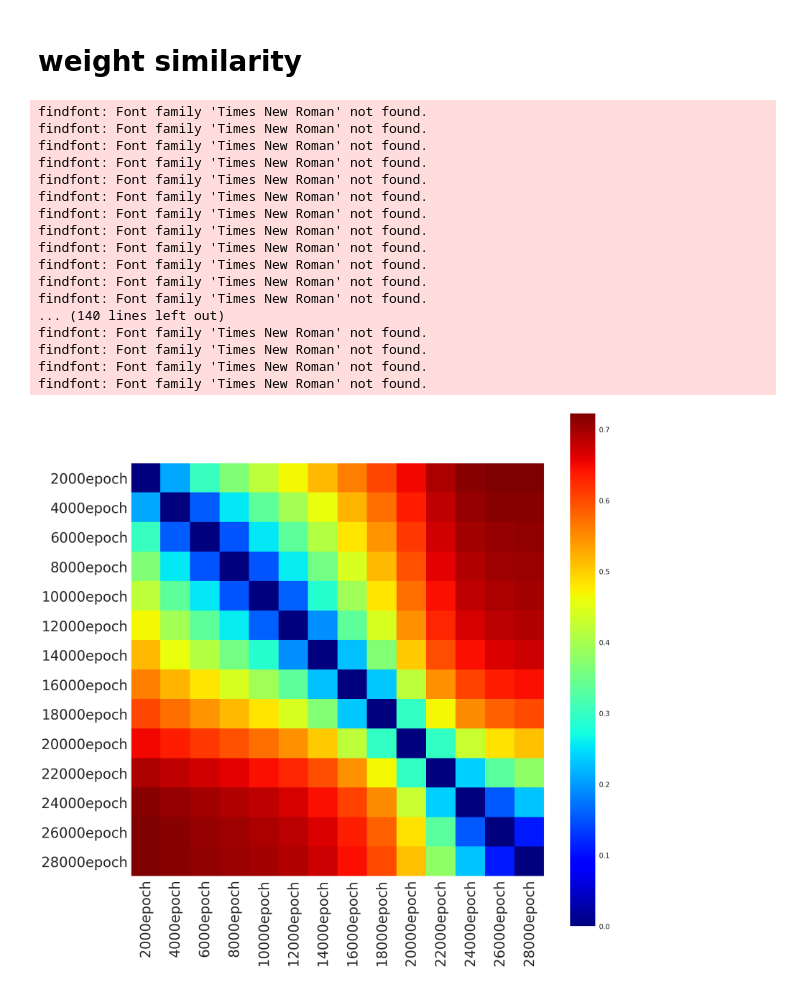
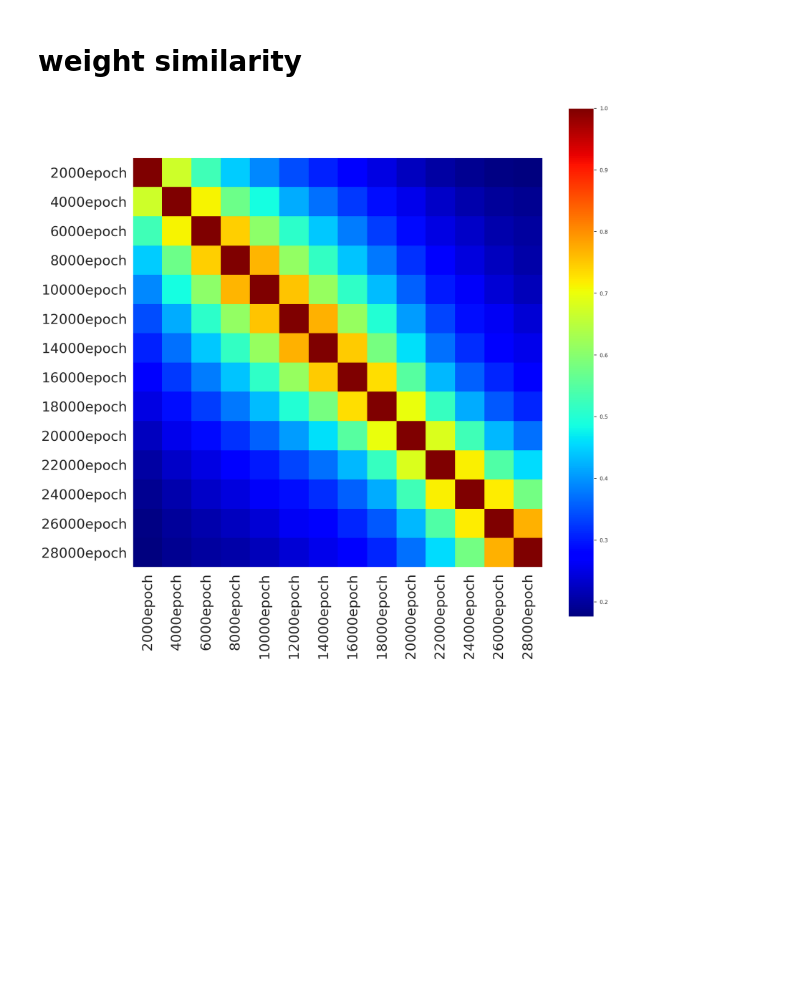
Before and after one commit to gouki510/Grokking-Tickets, a Jupyter notebook: mask_sim.ipynb, the cells around one changed output. Drawn from its saved outputs; the diff is of its cells as text; code cells hidden in the pictures; blank space fills up the shorter version.

```diff
--- a/mask_sim.ipynb
+++ b/mask_sim.ipynb
@@ -130,9 +130,11 @@ def jaccard_distance(x, y):
     union = torch.where(x+y==0, 0, 1).sum()
     return 1 - inter/union
 # %%
-weight_paths = glob(os.path.join("/home/0927/exp3/mlp","*"))
+weight_paths = glob(os.path.join("/workspace/grokking/0927/exp3/mlp","*"))
 total_masks = {}
 for weight_path in weight_paths:
+    if not "2seed" in weight_path:
+        continue
     weight_path = os.path.join(weight_path,"0.pth")
     name = weight_path.split("/")[-2].split("_")[-1]
     config = Exp()
@@ -286,55 +217,51 @@ cos = nn.CosineSimilarity(dim=0, eps=1e-6)
 def weight_similarity(x, y):
     total_similarity = 0
     for w1,w2 in zip(x.values(),y.values()):
-        total_similarity += cos(w1.view(-1), w2.view(-1))
+        # cos similarity
+        cos = nn.CosineSimilarity(dim=0, eps=1e-6)
+        total_similarity += cos(w1.view(-1), w2.view(-1)).mean()
+        #cos(w1.view(-1), w2.view(-1)) / (torch.norm(w1.view(-1)) * torch.norm(w2.view(-1))).mean()
     return total_similarity/len(x)
 # %%
-weight_paths = glob(os.path.join("/home/0927/exp3/mlp","*"))
+weight_paths = glob(os.path.join("/workspace/grokking/0927/exp3/mlp","*"))
 total_weights = {}
+total_masks = {}
 for weight_path in weight_paths:
+    if not "2seed" in weight_path:
+        continue
     weight_path = os.path.join(weight_path,"0.pth")
     name = weight_path.split("/")[-2].split("_")[-1]
     if "final" in name :
         continue
     config = Exp()
     model = OnlyMLP(num_layers=config.num_layers, d_vocab=config.d_vocab, \
                             d_model=config.d_model, d_emb=config.d_emb, \
                             act_type=config.act_type,  use_ln=config.use_ln, \
                             weight_scale=config.weight_scale)
     model.load_state_dict(torch.load(weight_path)["model"])
     total_weights[name] = model.state_dict()
+    W_E_mask = model.state_dict()["embed.weight_mask"]
+    W_inproj_mask = model.state_dict()["inproj.weight_mask"]
+    W_outproj_mask = model.state_dict()["outproj.weight_mask"]
+    W_U_mask = model.state_dict()["unembed.weight_mask"]
+    total_mask = torch.cat([W_E_mask.view(-1), W_inproj_mask.view(-1), W_outproj_mask.view(-1), W_U_mask.view(-1)], dim=0)
+    # print(total_mask.shape)
+    total_masks[name] = total_mask
 
 weight_sim = torch.zeros((len(total_weights), len(total_weights)))
 for i, (name1, weight1) in enumerate(total_weights.items()):
     for j, (name2, weight2) in enumerate(total_weights.items()):
-        weight_sim[i][j] = weight_similarity(weight1, weight2)
+        weight_sim[i][j] = weight_similarity(weight1, weight2) * (1- jaccard_dis[i][j])
 
 plt.figure(figsize=(20,20))
-plt.imshow(jaccard_dis.numpy(), cmap=cm.jet, interpolation='nearest')
+plt.imshow(weight_sim, cmap=cm.jet, interpolation='nearest')
 plt.grid(False)
 plt.colorbar()
-plt.xticks(np.arange(len(total_masks)), total_masks.keys(), rotation=90, fontsize=30)
-plt.yticks(np.arange(len(total_masks)), total_masks.keys(), fontsize=30)
+plt.xticks(np.arange(len(total_weights)), total_masks.keys(), rotation=90, fontsize=30)
+plt.yticks(np.arange(len(total_weights)), total_masks.keys(), fontsize=30)
 #plt.title("Jaccard Distance", fontsize=４0)
 plt.savefig("weight_sim.png")
 plt.show()
 # %% [output]
-findfont: Font family 'Times New Roman' not found.
-findfont: Font family 'Times New Roman' not found.
-findfont: Font family 'Times New Roman' not found.
-findfont: Font family 'Times New Roman' not found.
-findfont: Font family 'Times New Roman' not found.
-findfont: Font family 'Times New Roman' not found.
-findfont: Font family 'Times New Roman' not found.
-findfont: Font family 'Times New Roman' not found.
-findfont: Font family 'Times New Roman' not found.
-findfont: Font family 'Times New Roman' not found.
-findfont: Font family 'Times New Roman' not found.
-findfont: Font family 'Times New Roman' not found.
-... (140 lines left out)
-findfont: Font family 'Times New Roman' not found.
-findfont: Font family 'Times New Roman' not found.
-findfont: Font family 'Times New Roman' not found.
-findfont: Font family 'Times New Roman' not found.
-[figure, old version]
+[figure, new version]
 # %%
```
Also changed, not shown: parts of 7 cells of this notebook, 13 other files.
